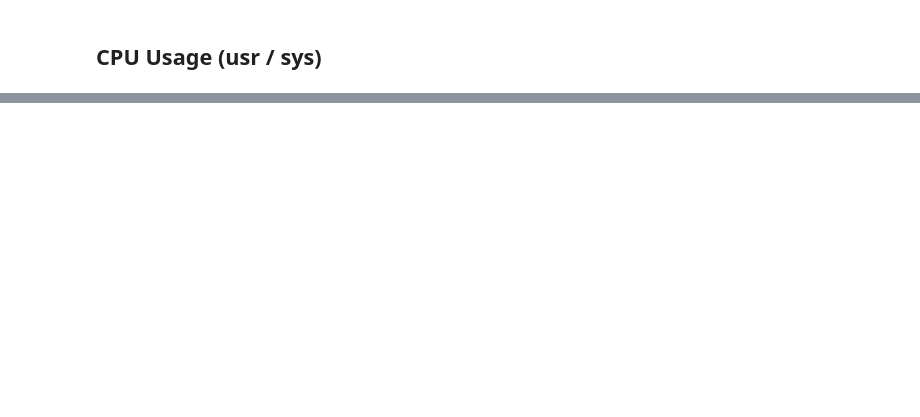
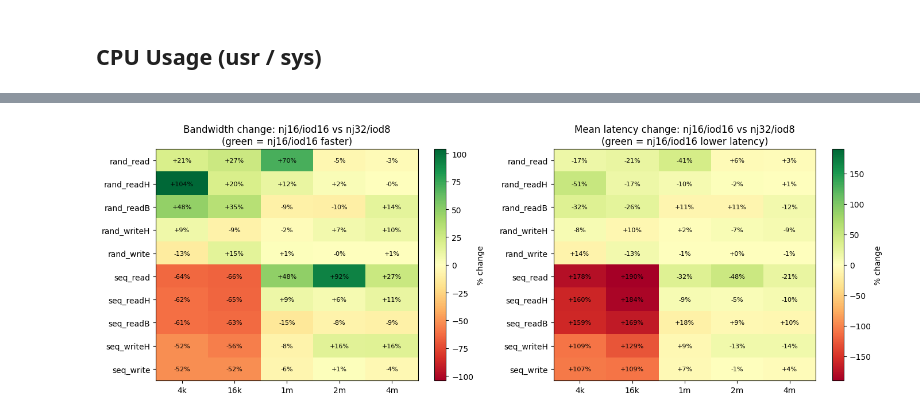
Before and after one commit to cissieAB/pdsw26_daos-bench, a Jupyter notebook: results/testbed/fio-dfs-all-rw-patterns/fio_dfs_all_patterns.ipynb, the cells around one changed output, grey strips where cells are left out. Cells and saved outputs as stored; diff of their text form; code cells hidden in the pictures; blank space fills up the shorter version.

```diff
--- a/results/testbed/fio-dfs-all-rw-patterns/fio_dfs_all_patterns.ipynb
+++ b/results/testbed/fio-dfs-all-rw-patterns/fio_dfs_all_patterns.ipynb
@@ -220,3 +247,59 @@ plt.show()
+# %%
+def make_pivot(col, cfg):
+    return (df[df["config"] == cfg]
+            .pivot(index="pattern", columns="block_size", values=col)
+            .reindex(PATTERN_ORDER))
+
+bw_32_8   = make_pivot("bw_GiBs",     "nj32/iod8")
+bw_16_16  = make_pivot("bw_GiBs",     "nj16/iod16")
+lat_32_8  = make_pivot("lat_mean_ms", "nj32/iod8")
+lat_16_16 = make_pivot("lat_mean_ms", "nj16/iod16")
+
+bw_ratio  = (bw_16_16  / bw_32_8  - 1) * 100   # positive = nj16/iod16 faster
+lat_ratio = (lat_16_16 / lat_32_8 - 1) * 100   # positive = nj16/iod16 slower
+
+def draw_ratio_heatmap(ax, mat, title, cmap, cb_label, invert_sign=False):
+    vals = mat.values
+    finite = vals[~(vals != vals)]  # exclude NaN
+    if len(finite) == 0:
+        return
+    vmax = max(abs(vals[~(vals != vals)].min() if len(finite) else 0),
+               abs(vals[~(vals != vals)].max() if len(finite) else 0))
+    vmax = max(vmax, 1.0)
+    sign = -1 if invert_sign else 1
+    im = ax.imshow(sign * vals, aspect="auto", cmap=cmap, vmin=-vmax, vmax=vmax)
+    ax.set_xticks(range(len(mat.columns)))
+    ax.set_xticklabels(mat.columns)
+    ax.set_yticks(range(len(mat.index)))
+    ax.set_yticklabels(mat.index)
+    ax.set_title(title)
+    plt.colorbar(im, ax=ax, label=cb_label)
+    for i in range(len(mat.index)):
+        for j in range(len(mat.columns)):
+            v = vals[i, j]
+            if v == v:  # not NaN
+                ax.text(j, i, f"{v:+.0f}%", ha="center", va="center",
+                        fontsize=8, color="black")
+
+fig, axes = plt.subplots(1, 2, figsize=(14, 5))
+
+draw_ratio_heatmap(
+    axes[0], bw_ratio,
+    "Bandwidth change: nj16/iod16 vs nj32/iod8\n(green = nj16/iod16 faster)",
+    "RdYlGn", "% change"
+)
+draw_ratio_heatmap(
+    axes[1], lat_ratio,
+    "Mean latency change: nj16/iod16 vs nj32/iod8\n(green = nj16/iod16 lower latency)",
+    "RdYlGn", "% change",
+    invert_sign=True   # negate so negative (lower lat) maps to green end
+)
+
+plt.tight_layout()
+plt.savefig(RESULTS_DIR / "config_comparison_ratio.pdf", dpi=150)
+plt.show()
+# %% [output]
+[figure, added]
 # %% [markdown]
 ## Key Findings
 
```
Also changed, not shown: parts of 8 cells of this notebook, 1 other file.
